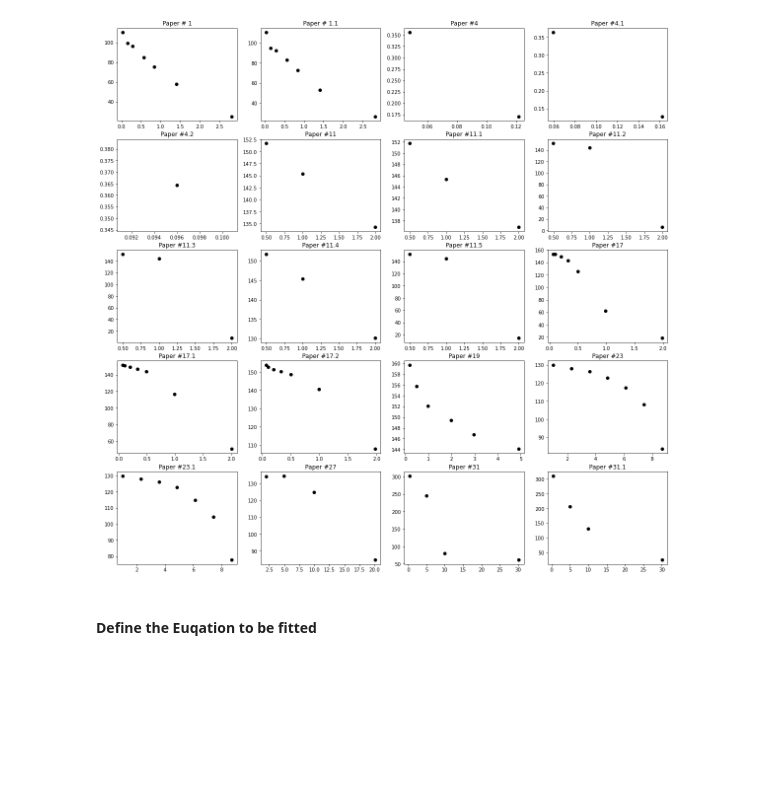
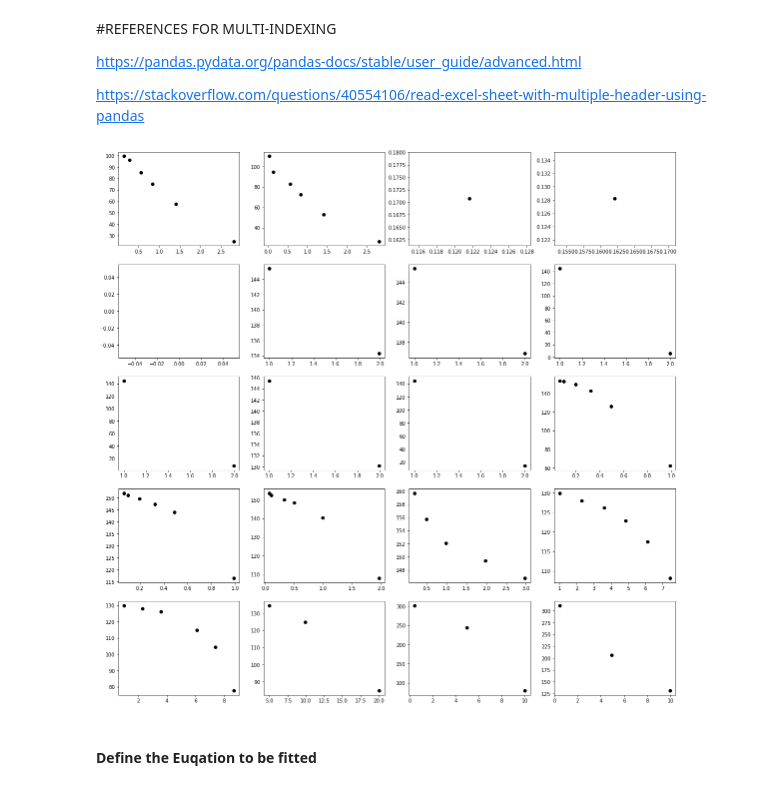
Before and after one commit to BatteryDesign/BatteryRateCap, a Jupyter notebook: Rate_Capacity_Fit.ipynb, the cells around one changed output. Drawn from its saved outputs; the diff is of its cells as text; code cells hidden in the pictures; blank space fills up the shorter version.

Commit message:
Restructured data and code so that we have multiindexed pandas dataframes

```diff
--- a/Rate_Capacity_Fit.ipynb
+++ b/Rate_Capacity_Fit.ipynb
@@ -11,5 +66,5 @@ from scipy.optimize import curve_fit
 # %%
-df= pd.read_excel('3D_Battery_Performance_Log.xls', sheet_name='3_CapacityRate')
+df = pd.read_excel('3D_Battery_Performance_Log.xls', sheet_name= '3_CapacityRate', header=[0, 1, 2])
 # %%
 df
 # %% [output]
@@ -26,19 +101,25 @@ df
+# %% [markdown]
+#REFERENCES FOR MULTI-INDEXING
+
+https://pandas.pydata.org/pandas-docs/stable/user_guide/advanced.html
+
+https://stackoverflow.com/questions/40554106/read-excel-sheet-with-multiple-header-using-pandas
 # %%
 matplotlib.rcParams.update({'font.size': 10})
 fig = plt.figure(figsize=(20,20))
 #ax = fig.subplots(nrows=5,ncols=4)
 #jet= plt.get_cmap('jet')
 #colors = iter(jet(np.linspace(0,1,20)))
 
 for i in range(int(len(df.columns)/2)):
-    ax = plt.subplot(5, 4, i+1, title=df.columns[2*i])
+    ax = plt.subplot(5, 4, i+1)
     ax.plot(df.iloc[:,2*i].values[1:],df.iloc[:,2*i+1].values[1:],color='k',marker='o', linewidth=0)
     #ax.set_xlim([0,40])
     #ax.set_ylim([0,200])
     #ax.set_xscale('log')
     #ax.set_yscale('log')
 # %% [output]
-[figure, old version]
+[figure, new version]
 # %% [markdown]
 #### Define the Euqation to be fitted
 # %%
```
Also changed, not shown: parts of 20 cells of this notebook.
